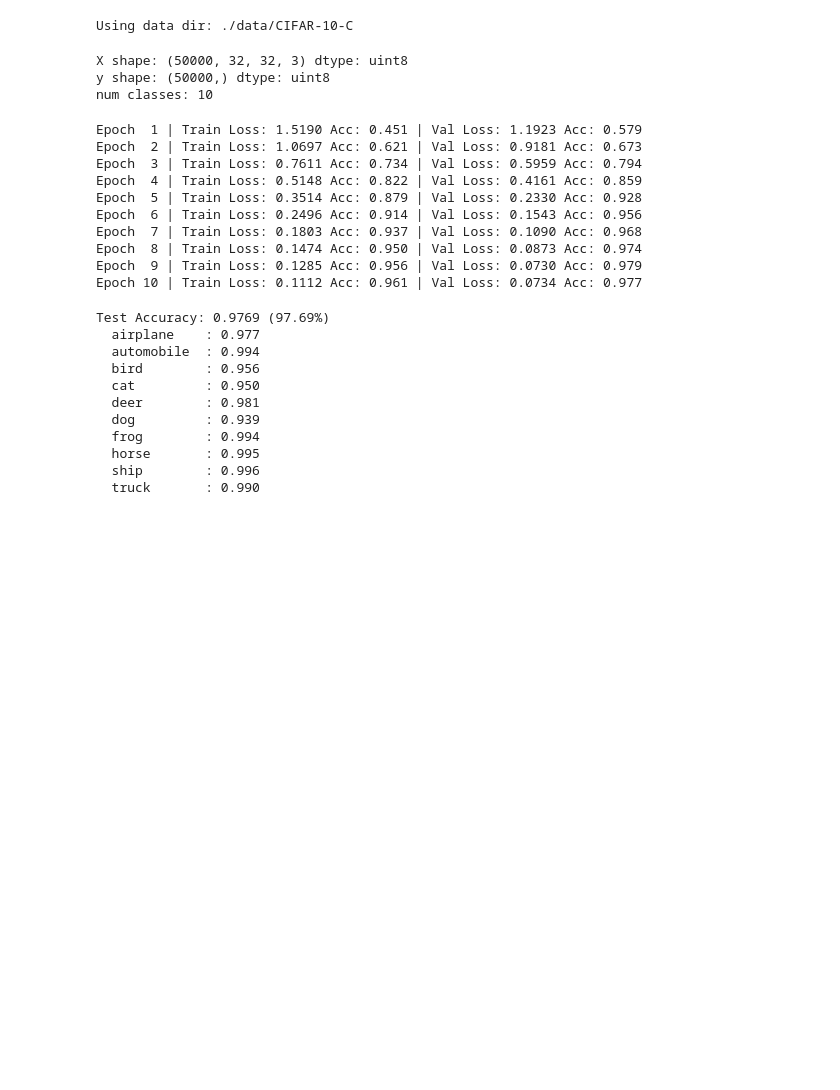
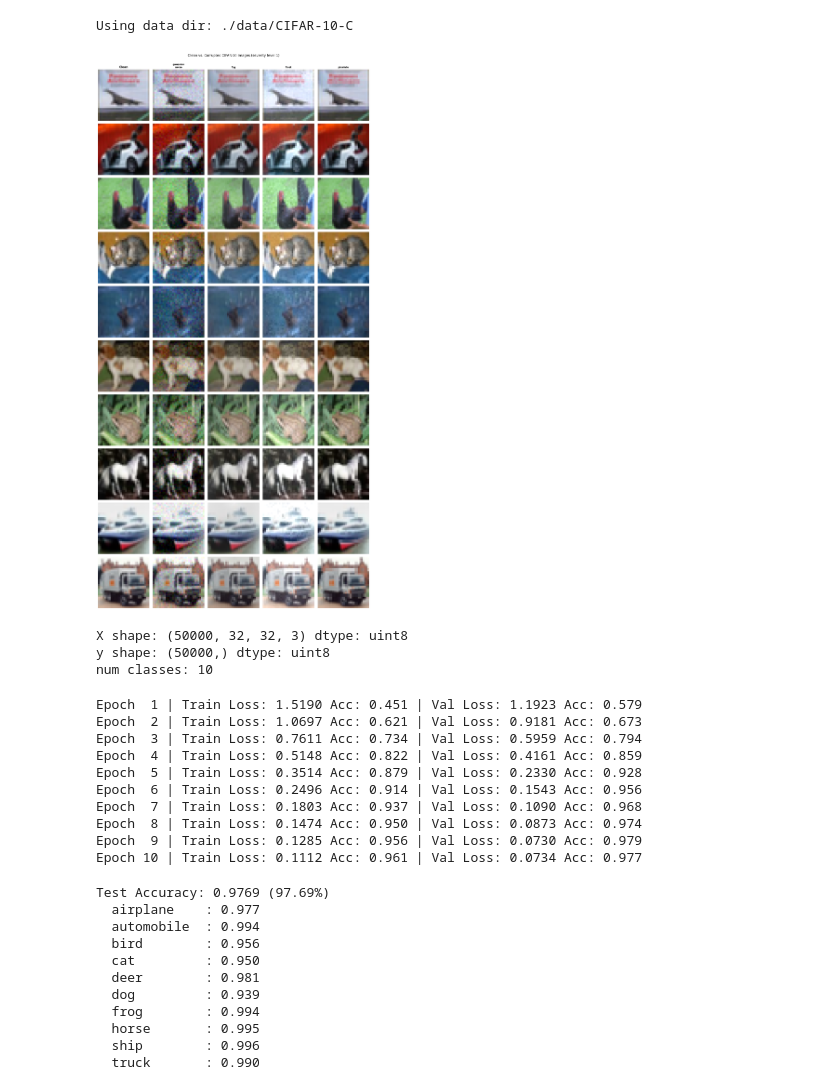
Before and after one commit to tmb2k01/dacal-stream-learning, a Jupyter notebook: playground/CIFAR-10-C.ipynb, the cells around one changed output. Cells and saved outputs as stored; diff of their text form; code cells hidden in the pictures; blank space fills up the shorter version.

```diff
--- a/playground/CIFAR-10-C.ipynb
+++ b/playground/CIFAR-10-C.ipynb
@@ -19,6 +19,65 @@ if not os.path.exists(data_base_dir):
 print("Using data dir:", data_base_dir)
 # %% [output]
 Using data dir: ./data/CIFAR-10-C
+# %%
+
+import matplotlib.pyplot as plt
+import torchvision
+
+classes = ['airplane', 'automobile', 'bird', 'cat', 'deer', 'dog', 'frog', 'horse', 'ship', 'truck']
+corruption_types = [
+    "brightness", "contrast", "defocus_blur", "elastic_transform", "fog",
+    "frost", "gaussian_blur", "gaussian_noise", "glass_blur", "impulse_noise",
+    "jpeg_compression", "motion_blur", "pixelate", "saturate", "shot_noise",
+    "snow", "spatter", "speckle_noise", "zoom_blur",
+]
+
+# Load original clean CIFAR-10 test set (50 000 images, same order as CIFAR-10-C)
+clean_ds = torchvision.datasets.CIFAR10(
+    root="/tmp/cifar10", train=False, download=True
+)
+clean_images = np.array(clean_ds.data)  # (10000, 32, 32, 3)  uint8
+clean_labels = np.array(clean_ds.targets)
+
+# Pick one sample per class from the clean set
+sample_indices = [np.where(clean_labels == c)[0][0] for c in range(10)]
+
+# Choose which corruptions to display
+selected_corruptions = ["gaussian_noise", "fog", "frost", "pixelate"]
+severity_block = 0  # CIFAR-10-C stacks 5 severity levels × 10 000 images; block 0 = severity 1
+
+fig, axes = plt.subplots(
+    nrows=10,
+    ncols=1 + len(selected_corruptions),
+    figsize=(3 * (1 + len(selected_corruptions)), 3 * 10),
+)
+
+# Column headers
+axes[0, 0].set_title("Clean", fontsize=11, fontweight="bold")
+for col, name in enumerate(selected_corruptions, start=1):
+    axes[0, col].set_title(name.replace("_", "\n"), fontsize=9, fontweight="bold")
+
+for row, idx in enumerate(sample_indices):
+    # --- clean image ---
+    axes[row, 0].imshow(clean_images[idx])
+    axes[row, 0].set_ylabel(classes[row], fontsize=9)
+    axes[row, 0].axis("off")
+
+    # --- corrupted images ---
+    for col, corruption in enumerate(selected_corruptions, start=1):
+        corrupt_path = os.path.join(data_base_dir, f"{corruption}.npy")
+        corrupt_data = np.load(corrupt_path)  # (50000, 32, 32, 3)
+        # CIFAR-10-C repeats labels 5 times (one per severity level):
+        # find the same sample index within the first severity block (10 000 images)
+        corrupt_img = corrupt_data[severity_block * 10000 + idx]  # uint8
+        axes[row, col].imshow(corrupt_img)
+        axes[row, col].axis("off")
+
+plt.suptitle("Clean vs. Corrupted CIFAR-10 images (severity level 1)", fontsize=13, y=1.001)
+plt.tight_layout()
+plt.show()
+# %% [output]
+[figure, added]
 # %%
 x_path = os.path.join(data_base_dir, "gaussian_noise.npy")
 y_path = os.path.join(data_base_dir, "labels.npy")
```
Also changed, not shown: 2 other files.
